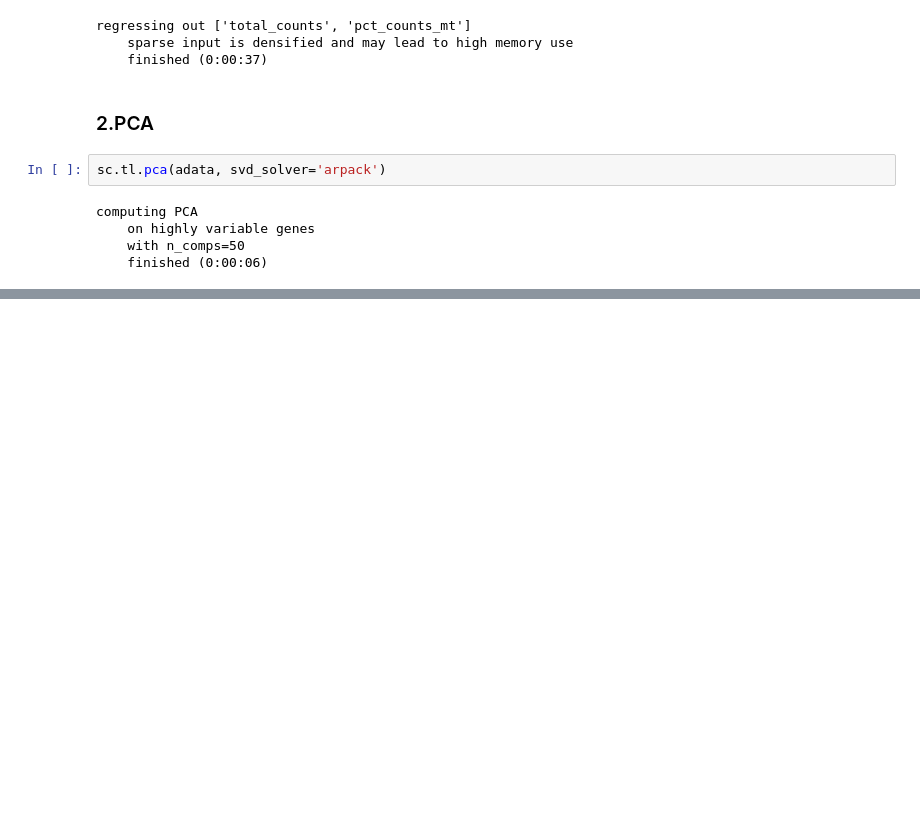
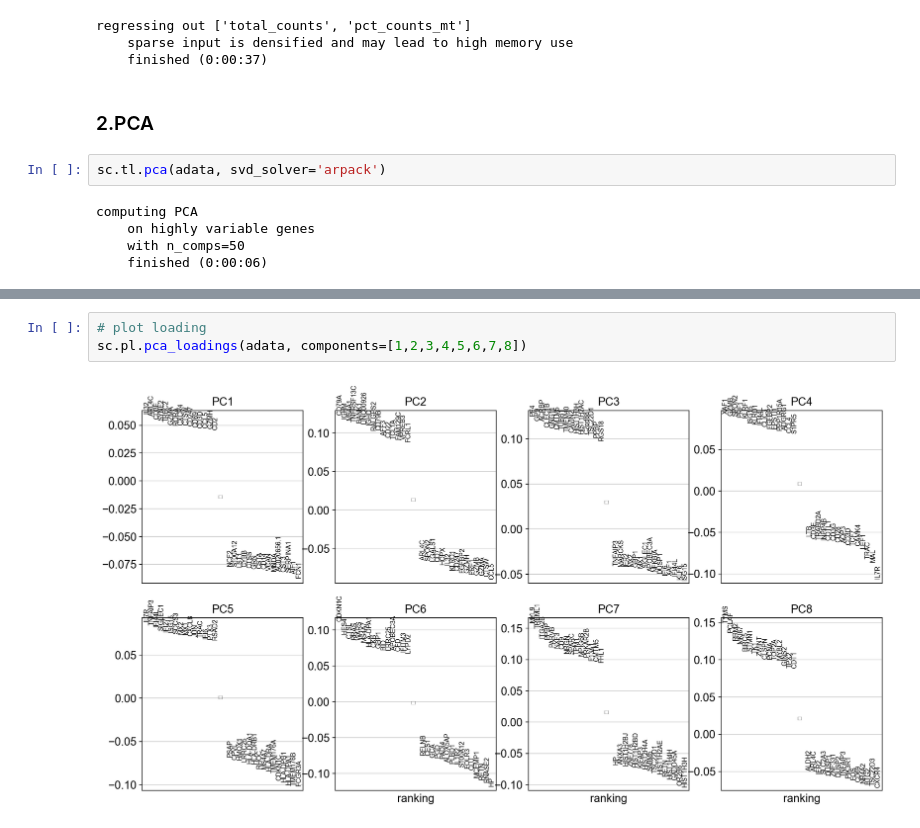
Before and after one commit to mujtababarsi/Covid-19-single-cell-analysis-Scanpy, a Jupyter notebook: Dimensionality reduction.ipynb, the cells around one changed output, grey strips where cells are left out. Cells and saved outputs as stored; diff of their text form; blank space fills up the shorter version.

```diff
--- a/Dimensionality reduction.ipynb
+++ b/Dimensionality reduction.ipynb
@@ -87,0 +90,5 @@ sc.pl.pca(adata, color='sample', components = ['1,2', '3,4', '5,6', '7,8'], )
+# %%
+# plot loading
+sc.pl.pca_loadings(adata, components=[1,2,3,4,5,6,7,8])
+# %% [output]
+[figure, added]
```
Also changed, not shown: parts of 6 cells of this notebook.
